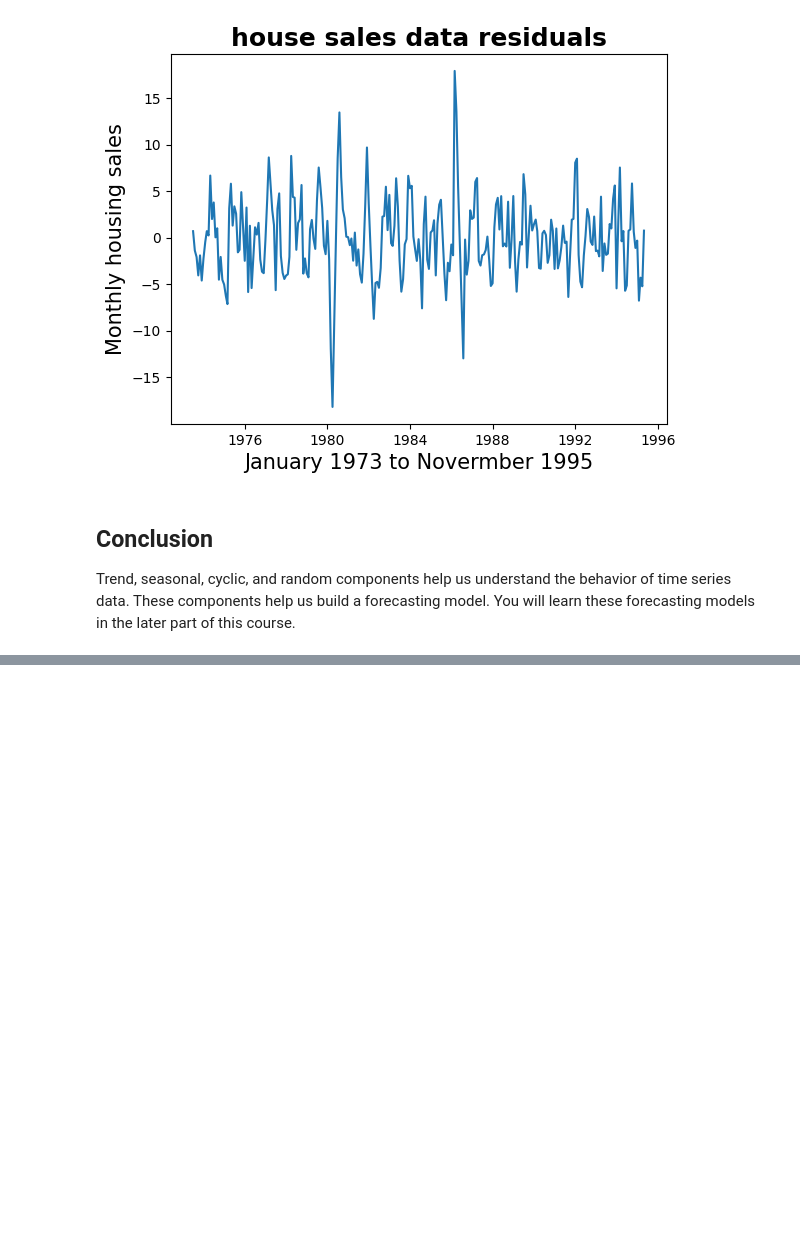
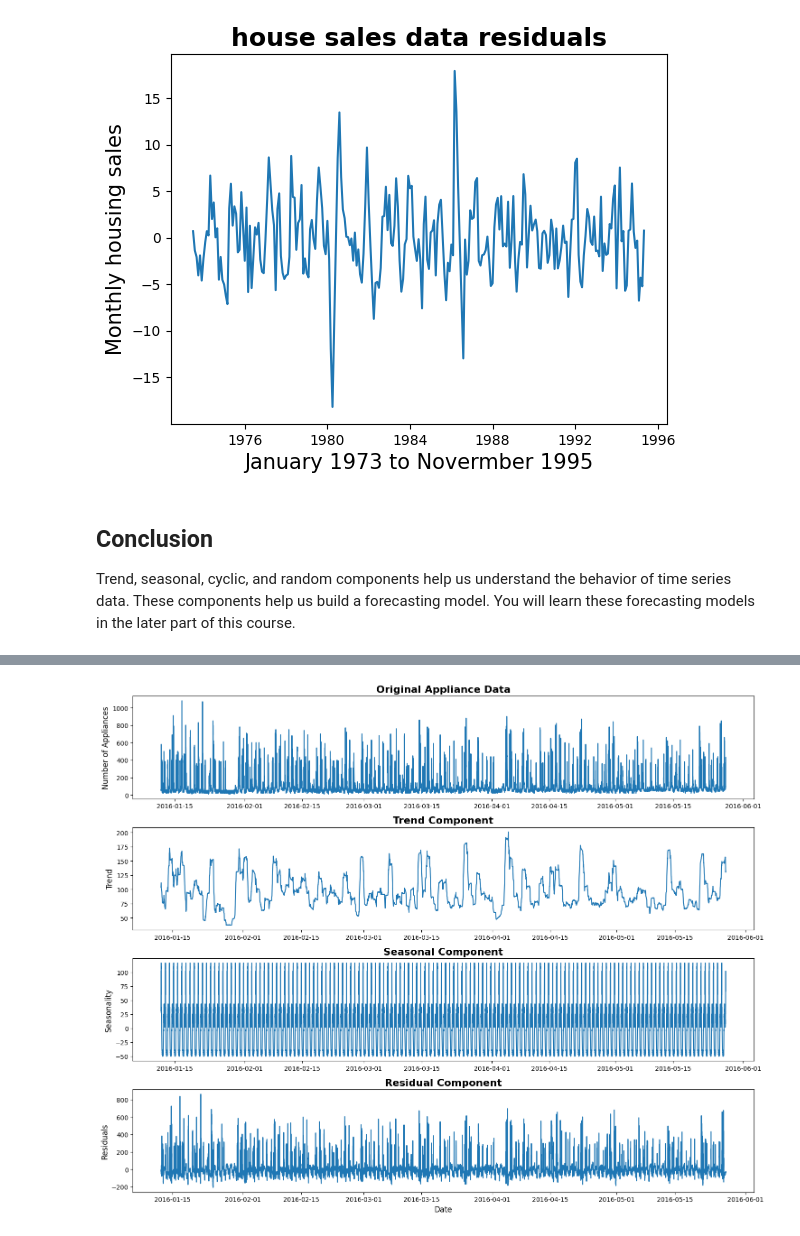
Before and after one commit to AdixSasuke/TimeSeriesAnalysis, a Jupyter notebook: 1.Patterns.ipynb, the cells around one changed output, grey strips where cells are left out. Saved outputs shown, nothing was run; the diff lists cells and outputs as text; code cells hidden in the pictures; blank space fills up the shorter version.

Commit message:
Plotting all the Patterns of Appliance data

```diff
--- a/1.Patterns.ipynb
+++ b/1.Patterns.ipynb
@@ -203,0 +208,43 @@ Trend, seasonal, cyclic, and random components help us understand the behavior o
+# %%
+import pandas as pd
+import matplotlib.pyplot as plt
+
+dateparse = lambda dates: pd.to_datetime(dates, format='%m/%d/%Y %H:%M')
+Appliance = pd.read_csv('Appliance.csv', index_col='date', date_parser=dateparse)
+print(Appliance.head())
+print(f"Data shape: {Appliance.shape}")
+
+# Perform seasonal decomposition
+decomposition = seasonal_decompose(Appliance['Appliances'], model='additive', period=144)  # 144 = 24 hours * 6 (10-minute intervals)
+
+# Plot all components
+plt.figure(figsize=(15, 12))
+
+# Original data
+plt.subplot(4, 1, 1)
+plt.plot(Appliance.index, Appliance['Appliances'])
+plt.title('Original Appliance Data', fontsize=16, weight='bold')
+plt.ylabel('Number of Appliances', fontsize=12)
+
+# Trend
+plt.subplot(4, 1, 2)
+plt.plot(decomposition.trend)
+plt.title('Trend Component', fontsize=16, weight='bold')
+plt.ylabel('Trend', fontsize=12)
+
+# Seasonality
+plt.subplot(4, 1, 3)
+plt.plot(decomposition.seasonal)
+plt.title('Seasonal Component', fontsize=16, weight='bold')
+plt.ylabel('Seasonality', fontsize=12)
+
+# Residuals
+plt.subplot(4, 1, 4)
+plt.plot(decomposition.resid)
+plt.title('Residual Component', fontsize=16, weight='bold')
+plt.ylabel('Residuals', fontsize=12)
+plt.xlabel('Date', fontsize=12)
+
+plt.tight_layout()
+plt.show()
+# %% [output]
@@ -203,0 +259 @@ Trend, seasonal, cyclic, and random components help us understand the behavior o
+[figure, added]
```
Also changed, not shown: parts of 2 cells of this notebook.
